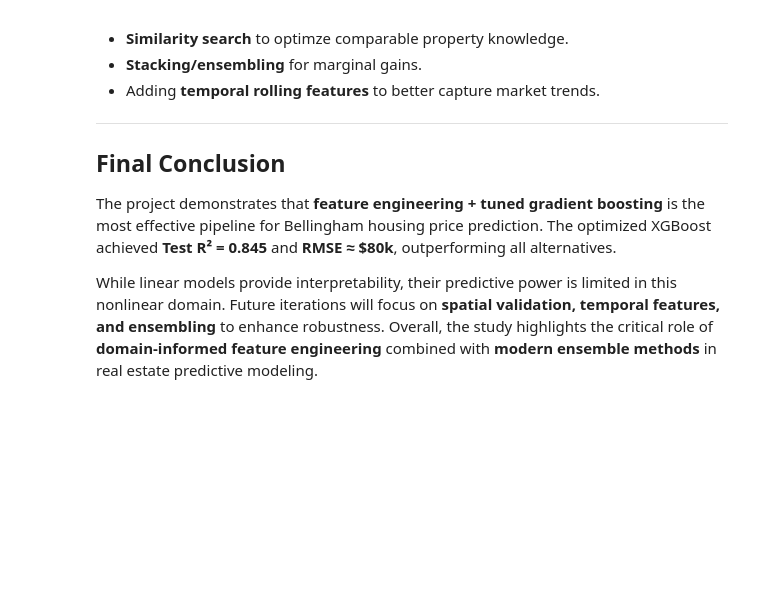
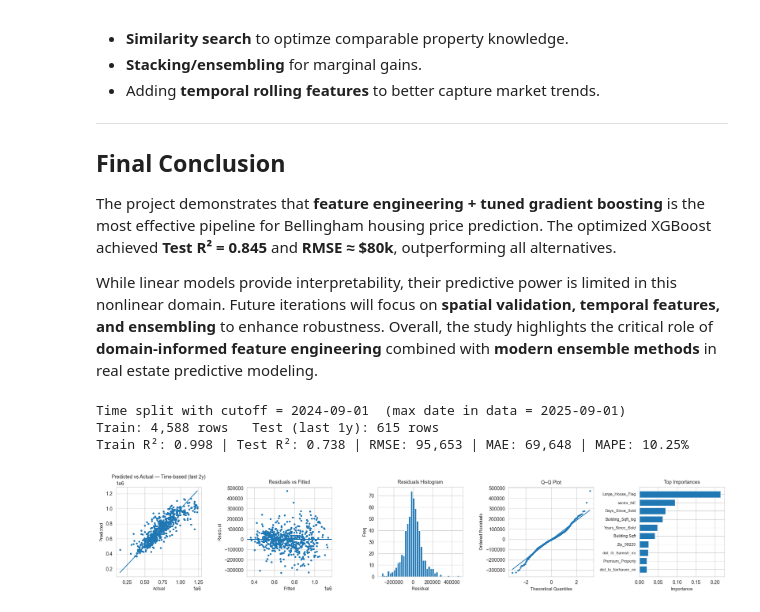
Before and after one commit to MSVWalker/cu-boulder-ms-ai, a Jupyter notebook: Introduction-to-Machine-Learning/supervised/Supervised_Learning_Project.ipynb, the cells around one changed output. Saved outputs shown, nothing was run; the diff lists cells and outputs as text; code cells hidden in the pictures; blank space fills up the shorter version.

Commit message:
Update Supervised_Learning_Project.ipynb with latest analysis

```diff
--- a/Introduction-to-Machine-Learning/supervised/Supervised_Learning_Project.ipynb
+++ b/Introduction-to-Machine-Learning/supervised/Supervised_Learning_Project.ipynb
@@ -1867,0 +1949,35 @@ While linear models provide interpretability, their predictive power is limited
+# %%
+# Example: evaluate your tuned XGBoost on last 2 years only
+drop_cols_common = ["Address", "MLS Date"]
+
+X_train, X_test, y_train, y_test = time_based_split(
+    df=df_fe,                      # or df_cleaned
+    target="MLS Amount",
+    date_col="MLS Date",
+    drop_cols=drop_cols_common,
+    test_years=1,                  # <-- last 2 years for test
+    # anchor="2026-01-01",         # optional: fix an anchor if you want
+)
+
+est = xgb.XGBRegressor(
+    n_estimators=2000, learning_rate=0.03, max_depth=6,
+    subsample=0.8, colsample_bytree=0.8, reg_lambda=1.0,
+    random_state=42, n_jobs=-1, tree_method="hist", eval_metric="rmse"
+)
+
+est.fit(X_train, y_train)
+y_pred = est.predict(X_test)
+
+rmse = float(np.sqrt(mean_squared_error(y_test, y_pred)))
+r2_tr = float(est.score(X_train, y_train))
+r2_te = float(r2_score(y_test, y_pred))
+mae, mape = mae_mape(y_test, y_pred)
+
+print(f"Train R²: {r2_tr:.3f} | Test R²: {r2_te:.3f} | RMSE: {rmse:,.0f} | MAE: {mae:,.0f} | MAPE: {mape:.2f}%")
+plot_diagnostics_row(y_test, y_pred, est, feature_names=X_train.columns.tolist(),
+                     title_suffix=" — Time-based (last 2y)")
+# %% [output]
+Time split with cutoff = 2024-09-01  (max date in data = 2025-09-01)
+Train: 4,588 rows   Test (last 1y): 615 rows
+Train R²: 0.998 | Test R²: 0.738 | RMSE: 95,653 | MAE: 69,648 | MAPE: 10.25%
+[figure, added]
```
Also changed, not shown: parts of 4 cells of this notebook.
